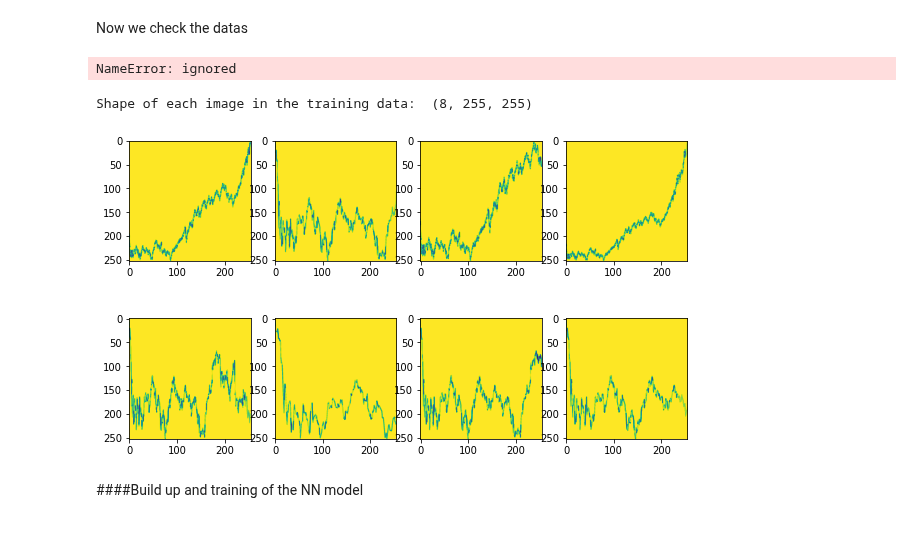
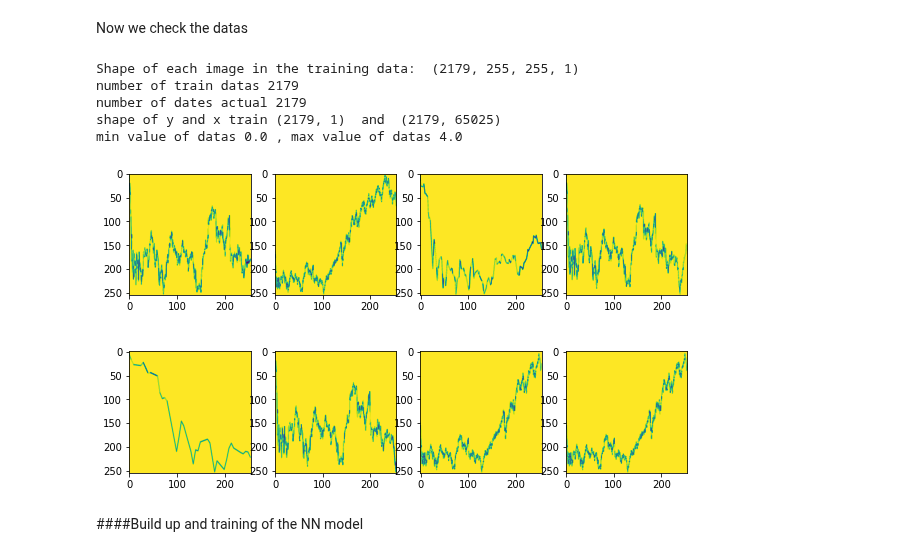
Before and after one commit to imiled/DL_Tools_For_Finance, a Jupyter notebook: Transfert_Learning_Reload_Cleaned_SP500.ipynb, the cells around one changed output. Drawn from its saved outputs; the diff is of its cells as text; code cells hidden in the pictures.

```diff
--- a/Transfert_Learning_Reload_Cleaned_SP500.ipynb
+++ b/Transfert_Learning_Reload_Cleaned_SP500.ipynb
@@ -752,5 +724,22 @@ def change_X_df__nparray_image(df_X_train_image_flattened ):
 # %%
-%cd /content/drive/My Drive/A_transfertTFM
+'''
+UTILITY FUNCTIONS
+'''
+
+def change_X_df__nparray_image(df_X_train_image_flattened ):
+  '''
+  setup_input_NN_image returns a dataframe of flaten image for x train and xtest
+  then this function will change each date into a nparray list of images with 32, 32, 3 size
+  '''
+  X_train_image=df_X_train_image_flattened
+  nb_train=len(X_train_image.index)
+
+  x_train=np.zeros((nb_train,255,255,1))
+  for i in range(nb_train):
+    tmp=np.array(X_train_image.iloc[i])
+    tmp=tmp.reshape(255,255,1)
+    x_train[i]=tmp
+  return x_train
 
 def split_by_perc(nb_dates, validation_split=0.2):
   split_index=int(validation_split*nb_dates)
@@ -842,3 +831,20 @@ def read_dataset_by_path(path='/content/drive/My Drive/A_transfertTFM/datas/data
     y_train=(pd.read_csv(path+'/train/y_train.zip').set_index('Date')).values
     y_test=(pd.read_csv(path+'/test/x_test.zip').set_index('Date')).values
     return x_train, y_train, x_test, y_test
+
+def plot_example_image(x_train_image):
+  fig2 = mplt.figure(figsize=(10, 6))
+  x_datas=x_train_image[np.random.randint(low=10,high=1000,size=8)]
+  for i in range(0,8):
+    img = x_datas[i][:][:]
+    fig2.add_subplot(2, 4, i+1)
+    plt.imshow(img[:,:,0])
+
+def line_to_image255(x_train):
+  nb_train=x_train.shape[0]
+  x_train_image=np.zeros((nb_train,255,255,1))
+  for i in range(nb_train):
+    tmp=x_train[i,]
+    tmp=tmp.reshape(255,255,1)
+    x_train_image[i]=tmp
+  return x_train_image
@@ -864,9 +873,20 @@ x_train, y_train, x_test, y_test =read_dataset_by_path(path='/content/drive/My D
 # %% [markdown]
 Now we check the datas
 # %%
+#get images from train and test datas
+x_train_image=line_to_image255(x_train)
+x_test_image=line_to_image255(x_test)
+
+plot_example_image(x_train_image=x_train_image)
+print('Shape of each image in the training data: ', x_train_image.shape[:])
 print("number of train datas",len(y_train))
 print("number of dates actual",len(y_train))
 print("shape of y and x train", y_train.shape, " and ", x_train.shape)
 print("min value of datas", np.min(y_train), ", max value of datas",np.max(y_train))
 # %% [output]
-NameError: ignored
+Shape of each image in the training data:  (2179, 255, 255, 1)
+number of train datas 2179
+number of dates actual 2179
+shape of y and x train (2179, 1)  and  (2179, 65025)
+min value of datas 0.0 , max value of datas 4.0
+[figure, added]
@@ -886,18 +893,3 @@ x_test_image=line_to_image255(x_test)
-# %%
-import matplotlib.pyplot as plt
-
-fig2 = plt.figure(figsize=(10, 6))
-x_datas=x_train_image[np.random.randint(low=10,high=1000,size=8)]
-for i in range(0,8,1):
-    img = x_datas[i][:-1][:-1]
-    fig2.add_subplot(2, 4, i+1)
-    plt.imshow(img)
-
-
-print('Shape of each image in the training data: ', x_datas.shape[:])
-# %% [output]
-Shape of each image in the training data:  (8, 255, 255)
-[figure, removed]
 # %% [markdown]
 ####Build up and training of the NN model
 # %% [markdown]
```
Also changed, not shown: parts of 11 cells of this notebook.
